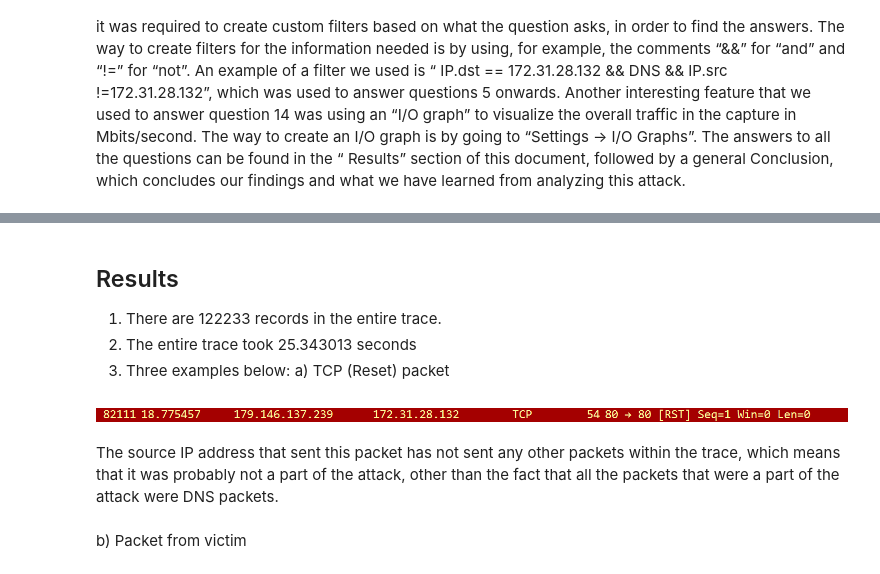
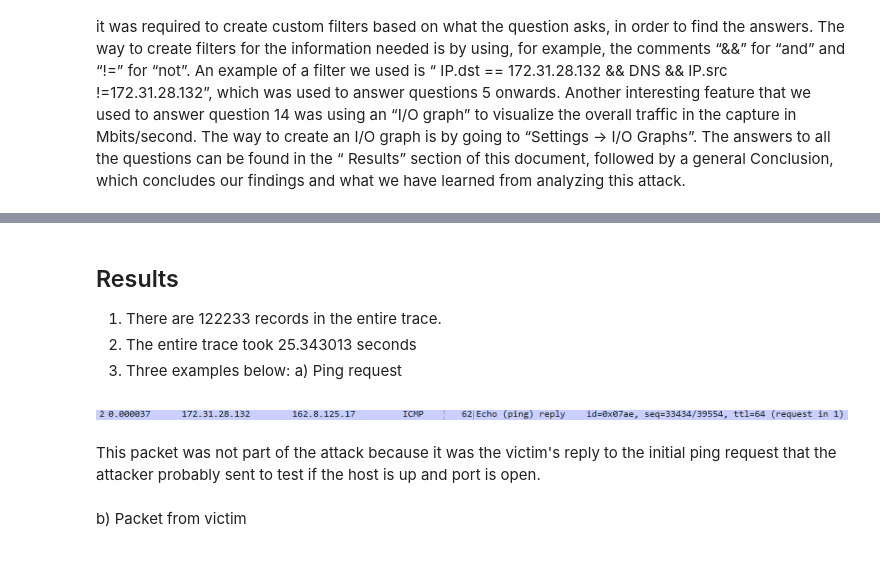
Before and after one commit to nagham-mekky/ForensicsAssignment2, a Jupyter notebook: Assignment2.ipynb, the cells around one changed output, grey strips where cells are left out. Saved outputs shown, nothing was run; the diff lists cells and outputs as text; code cells hidden in the pictures.

```diff
--- a/Assignment2.ipynb
+++ b/Assignment2.ipynb
@@ -37,13 +22,13 @@ In order to analyze this attack, the tool Wireshark was used. “Wireshark is th
 1. There are 122233 records in the entire trace.
 2. The entire trace took 25.343013 seconds
 3. Three examples below:
-a) TCP (Reset) packet
+a) Ping request
 # %%
-Image(filename='TCP.png')
+Image(filename='Ping.png')
 # %% [output]
-[figure, old version]
+[figure, new version]
-# %% [markdown]
-The source IP address that sent this packet has not sent any other packets within the trace, which means that it was probably not a part of the attack, other than the fact that all the packets that were a part of the attack were DNS packets.
+# %% [markdown]
+This packet was not part of the attack because it was the victim's reply to the initial ping request that the attacker probably sent to test if the host is up and port is open.
 # %% [markdown]
 b) Packet from victim
 # %%
```
Also changed, not shown: parts of 8 cells of this notebook, 2 other files.
